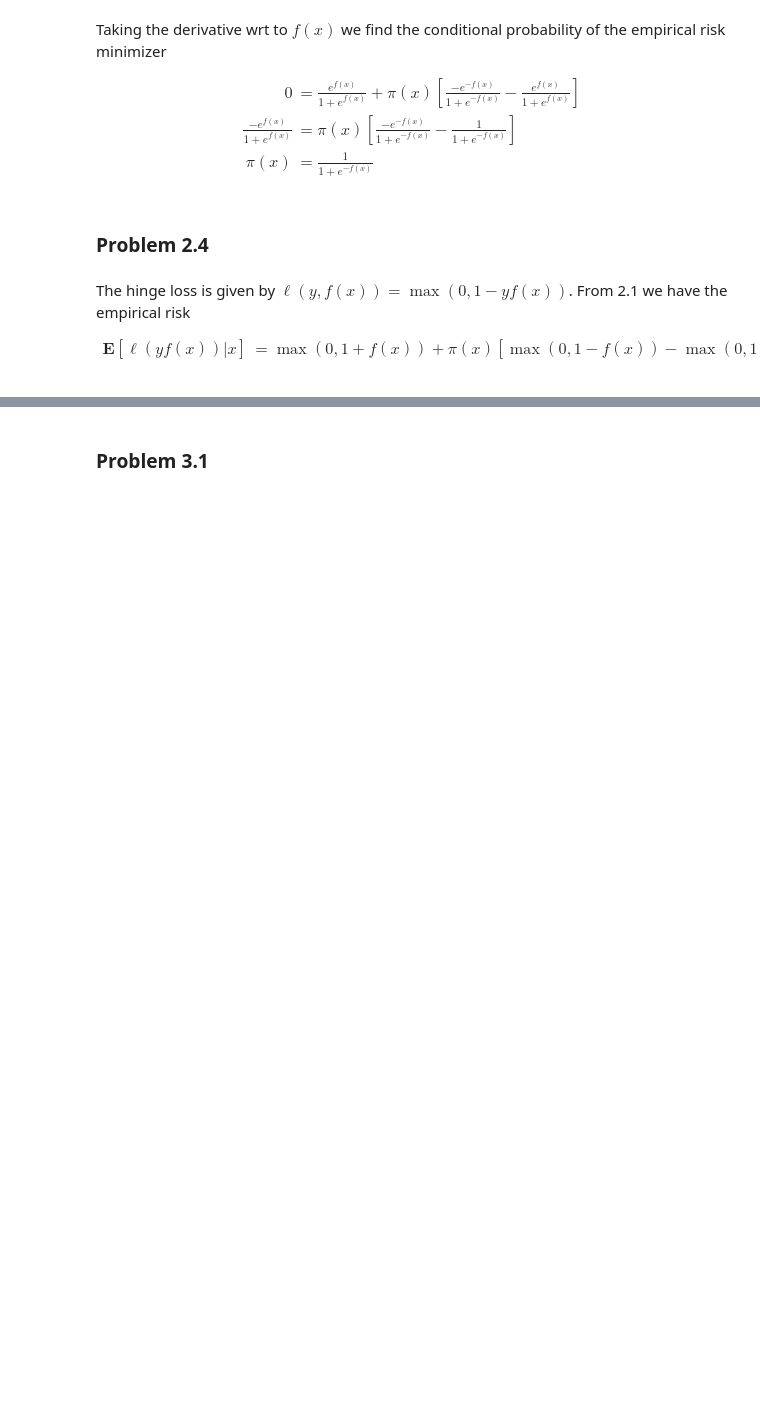
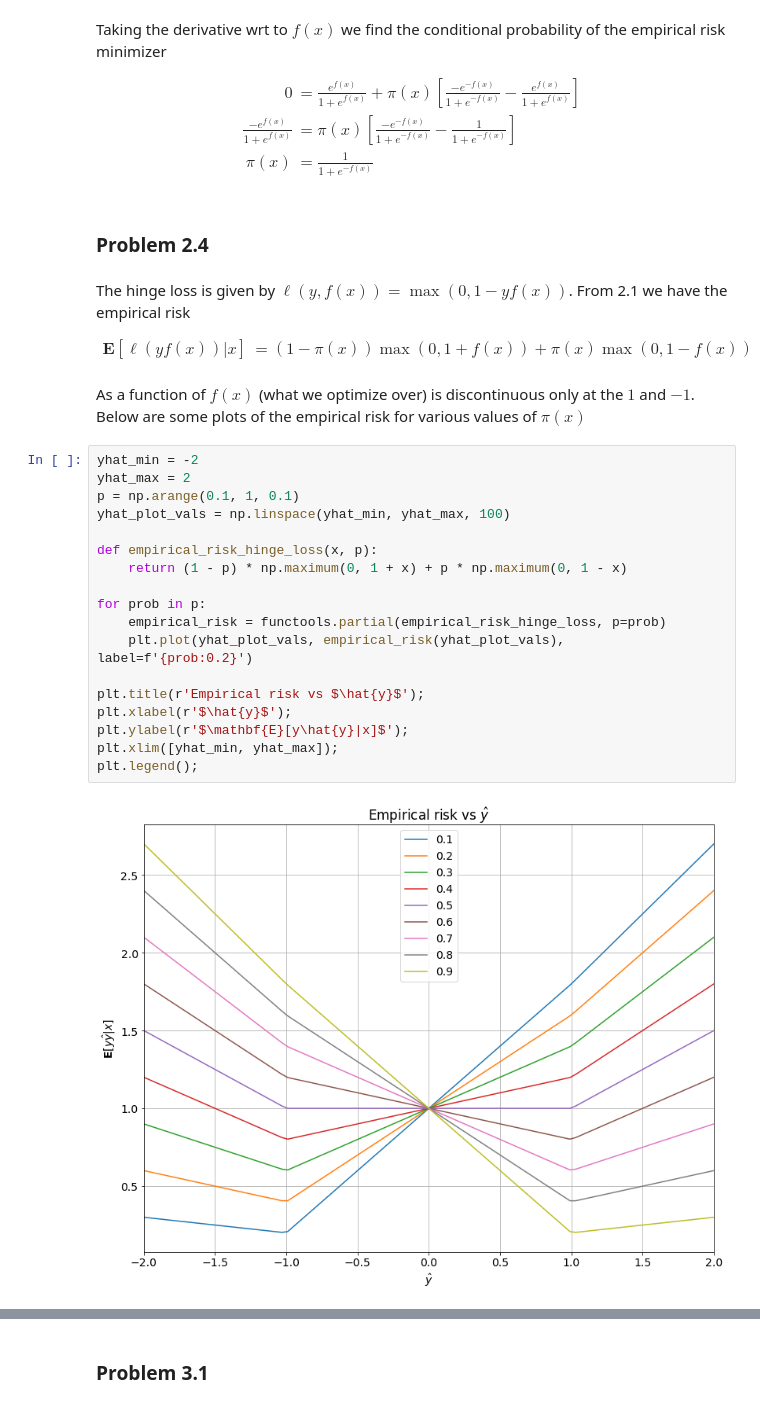
Before and after one commit to chaaland/bloomberg-ml-course, a Jupyter notebook: HW5/writeup/HW5.ipynb, the cells around one changed output, grey strips where cells are left out. Saved outputs shown, nothing was run; the diff lists cells and outputs as text; blank space fills up the shorter version.

```diff
--- a/HW5/writeup/HW5.ipynb
+++ b/HW5/writeup/HW5.ipynb
@@ -93,6 +94,28 @@ The hinge loss is given by $\ell(y, f(x)) = \max(0, 1- yf(x))$. From 2.1 we have
 
 $$
 \begin{align*}
-\mathbf{E}[\ell(yf(x))|x] &= \max(0, 1 + f(x)) + \pi(x)\left[\max(0, 1 - f(x)) - \max(0, 1 + f(x)))\right]\\
+\mathbf{E}[\ell(yf(x))|x] &= (1-\pi(x))\max(0, 1 + f(x)) + \pi(x)\max(0, 1 - f(x))\\
 \end{align*}
 $$
+
+As a function of $f(x)$ (what we optimize over) is discontinuous only at the $1$ and $-1$. Below are some plots of the empirical risk for various values of $\pi(x)$
+# %%
+yhat_min = -2
+yhat_max = 2
+p = np.arange(0.1, 1, 0.1)
+yhat_plot_vals = np.linspace(yhat_min, yhat_max, 100)
+
+def empirical_risk_hinge_loss(x, p):
+    return (1 - p) * np.maximum(0, 1 + x) + p * np.maximum(0, 1 - x)
+
+for prob in p:
+    empirical_risk = functools.partial(empirical_risk_hinge_loss, p=prob)
+    plt.plot(yhat_plot_vals, empirical_risk(yhat_plot_vals), label=f'{prob:0.2}')
+
+plt.title(r'Empirical risk vs $\hat{y}$');
+plt.xlabel(r'$\hat{y}$');
+plt.ylabel(r'$\mathbf{E}[y\hat{y}|x]$');
+plt.xlim([yhat_min, yhat_max]);
+plt.legend();
+# %% [output]
+[figure, added]
```
Also changed, not shown: parts of 5 cells of this notebook.
